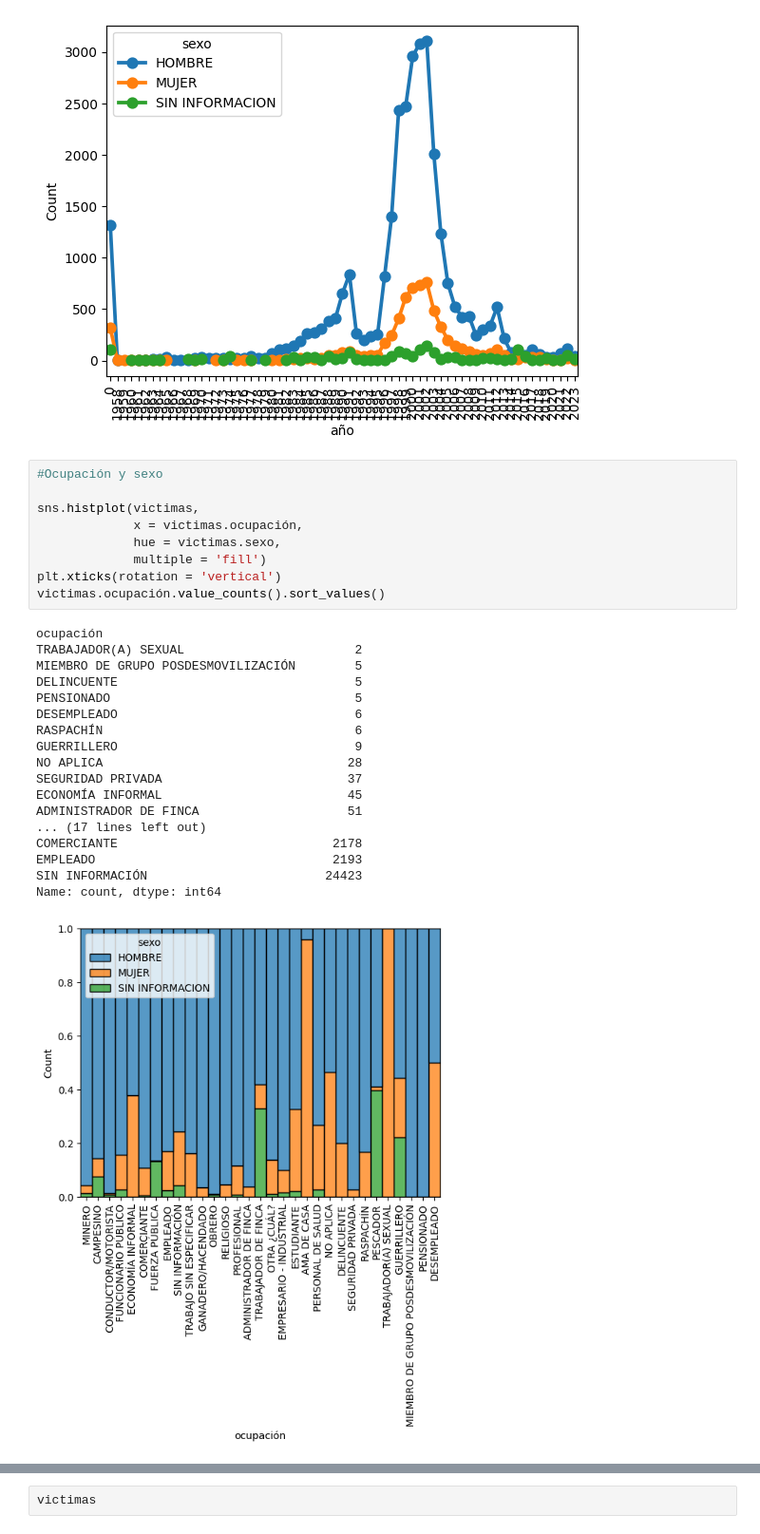
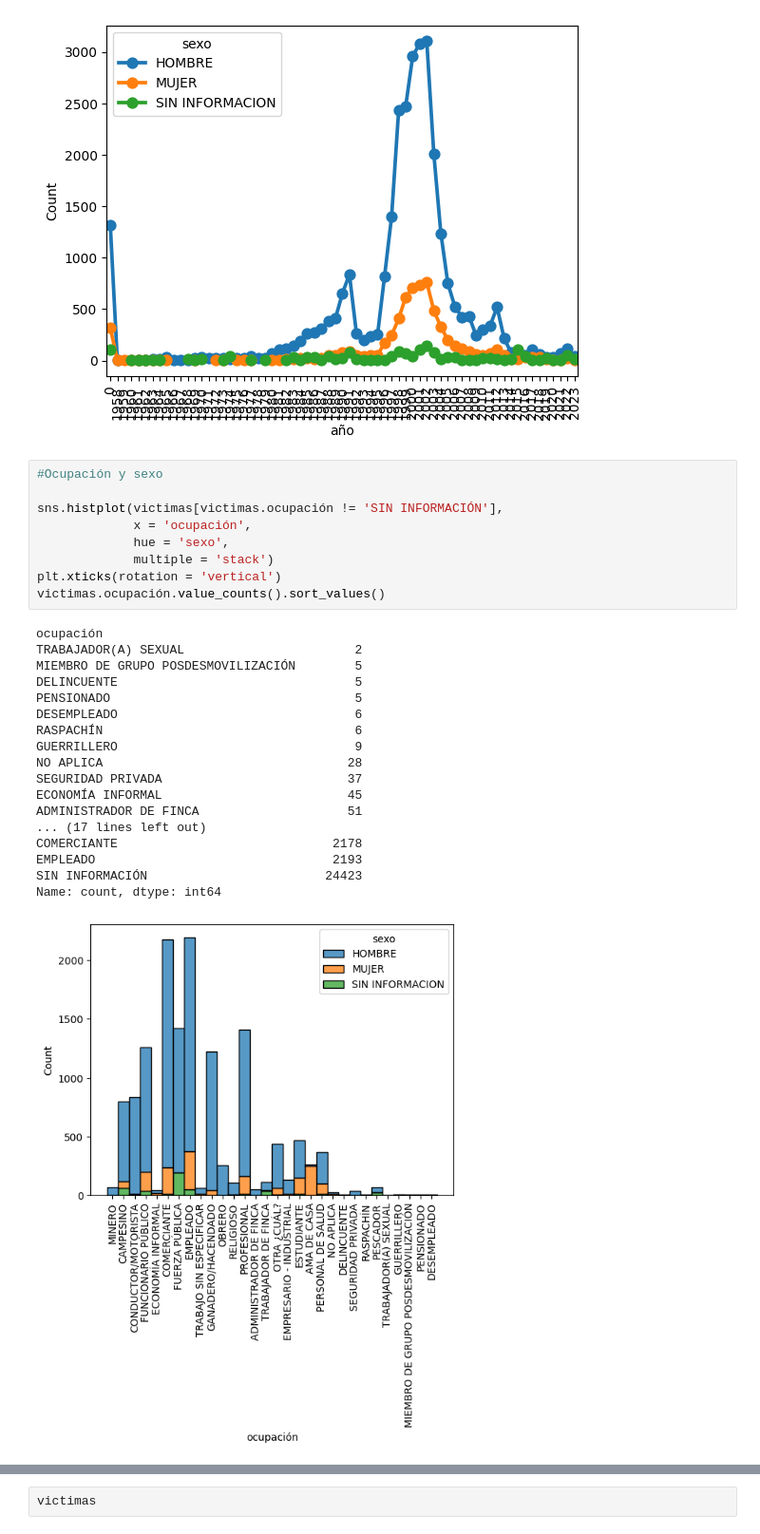
Before and after one commit to RandolphPeralta/SeminarioEstadistica, a Jupyter notebook: Victimas_Secuestro.ipynb, the cells around one changed output, grey strips where cells are left out. Shown at 95% size. Saved outputs shown, nothing was run; the diff lists cells and outputs as text.

```diff
--- a/Victimas_Secuestro.ipynb
+++ b/Victimas_Secuestro.ipynb
@@ -268,31 +277,31 @@ plt.show()
 # %%
 #Ocupación y sexo
 
-sns.histplot(victimas,
-             x = victimas.ocupación,
-             hue = victimas.sexo,
-             multiple = 'fill')
+sns.histplot(victimas[victimas.ocupación != 'SIN INFORMACIÓN'],
+             x = 'ocupación',
+             hue = 'sexo',
+             multiple = 'stack')
 plt.xticks(rotation = 'vertical')
 victimas.ocupación.value_counts().sort_values()
 # %% [output]
 ocupación
 TRABAJADOR(A) SEXUAL                       2
 MIEMBRO DE GRUPO POSDESMOVILIZACIÓN        5
 DELINCUENTE                                5
 PENSIONADO                                 5
 DESEMPLEADO                                6
 RASPACHÍN                                  6
 GUERRILLERO                                9
 NO APLICA                                 28
 SEGURIDAD PRIVADA                         37
 ECONOMÍA INFORMAL                         45
 ADMINISTRADOR DE FINCA                    51
 ... (17 lines left out)
 COMERCIANTE                             2178
 EMPLEADO                                2193
 SIN INFORMACIÓN                        24423
 Name: count, dtype: int64
-[figure, old version]
+[figure, new version]
 # %%
 #ocupacion y año
 
```
Also changed, not shown: parts of 9 cells of this notebook.
